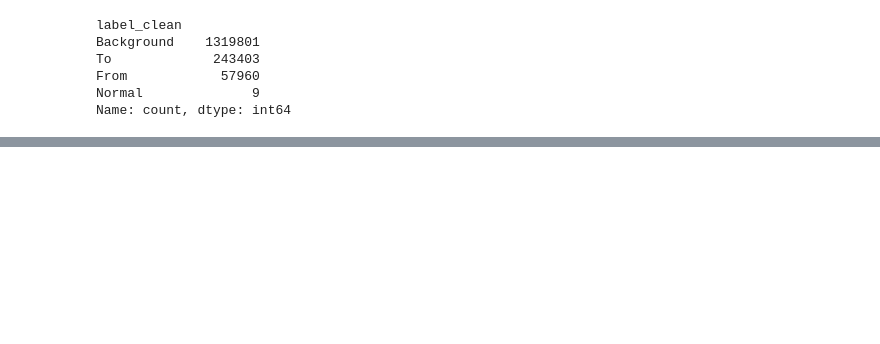
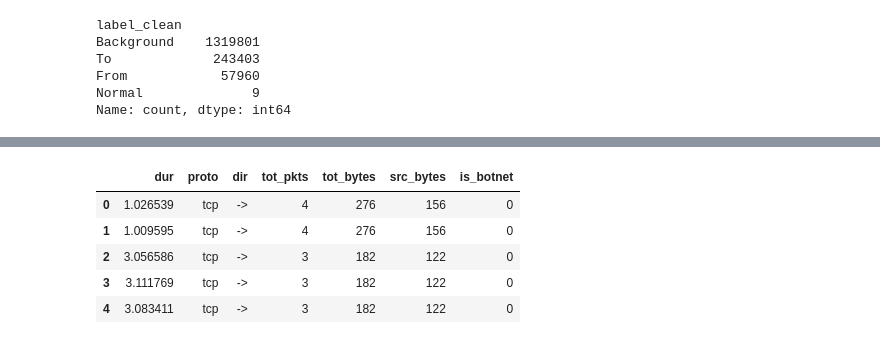
Before and after one commit to st-issac/botnet-detection, a Jupyter notebook: notebooks/exploration.ipynb, the cells around one changed output, grey strips where cells are left out. Drawn from its saved outputs; the diff is of its cells as text; code cells hidden in the pictures; blank space fills up the shorter version.

```diff
--- a/notebooks/exploration.ipynb
+++ b/notebooks/exploration.ipynb
@@ -52,0 +245,10 @@ Name: count, dtype: int64
+# %%
+df.drop(columns=['state', 'stos', 'dtos', 'Family', 'label','label_clean'], inplace=True)
+df.head()
+# %% [output]
+|  | dur | proto | dir | tot_pkts | tot_bytes | src_bytes | is_botnet |
+| 0 | 1.026539 | tcp | -> | 4 | 276 | 156 | 0 |
+| 1 | 1.009595 | tcp | -> | 4 | 276 | 156 | 0 |
+| 2 | 3.056586 | tcp | -> | 3 | 182 | 122 | 0 |
+| 3 | 3.111769 | tcp | -> | 3 | 182 | 122 | 0 |
+| 4 | 3.083411 | tcp | -> | 3 | 182 | 122 | 0 |
```
Also changed, not shown: parts of 27 cells of this notebook, 1 other file.
